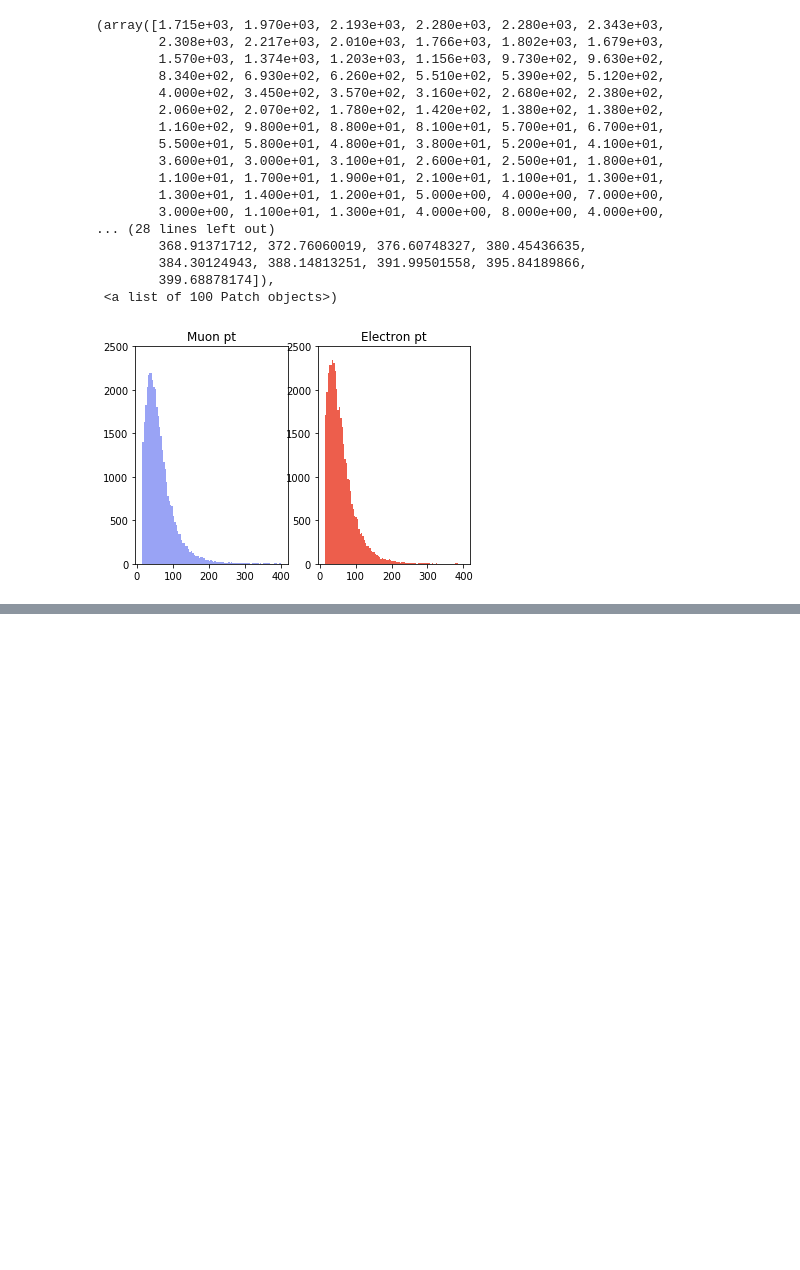
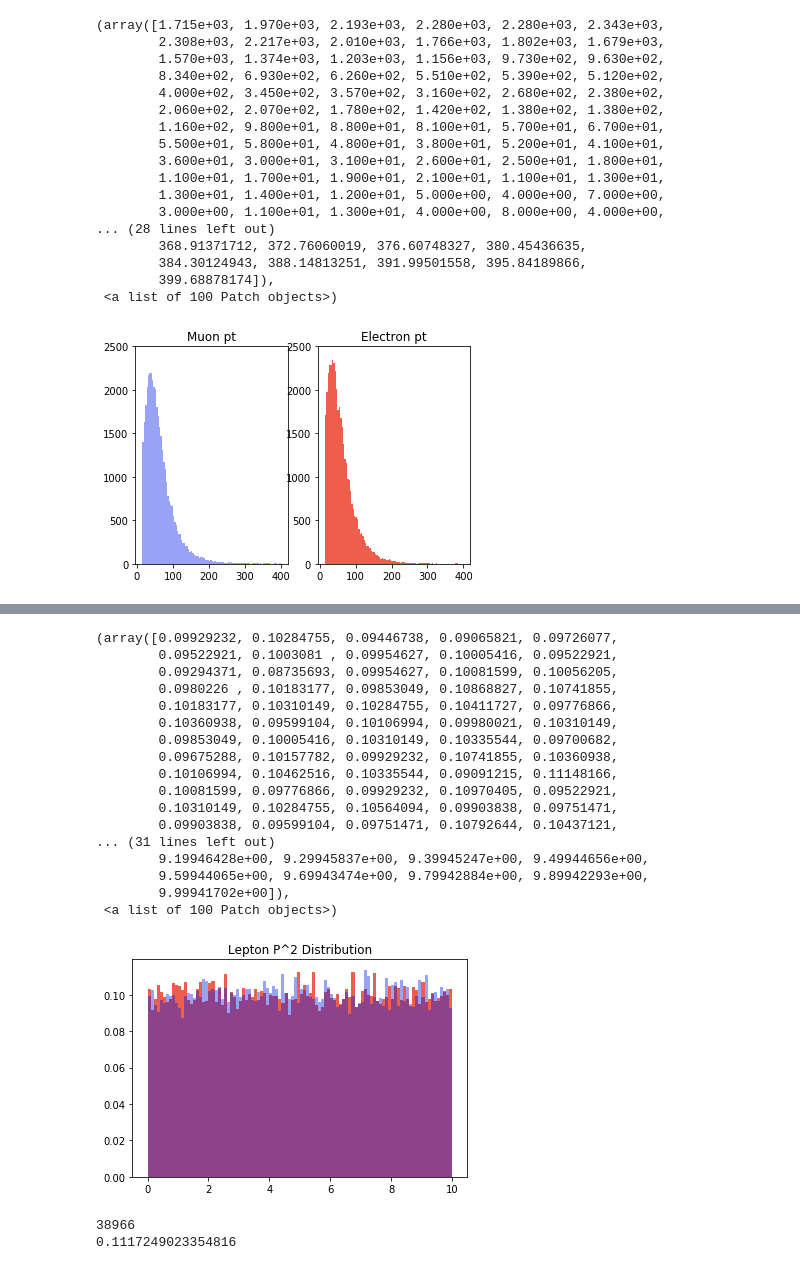
Before and after one commit to btannenw/CMS_machineLearning, a Jupyter notebook: leptonIdentificationNN/PlottingLeptonFeatures.ipynb, the cells around one changed output, grey strips where cells are left out. Saved outputs shown, nothing was run; the diff lists cells and outputs as text; code cells hidden in the pictures; blank space fills up the shorter version.

```diff
--- a/leptonIdentificationNN/PlottingLeptonFeatures.ipynb
+++ b/leptonIdentificationNN/PlottingLeptonFeatures.ipynb
@@ -337,0 +297,23 @@ plt.ylim(0, 0.016)
+# %%
+plt.title("Lepton P^2 Distribution")
+plt.hist(ep2s, label="Electrons", color=ec, density=1, bins=100)
+plt.hist(mp2s, label="Muons", color=mc, density=1, bins=100)
+# %% [output]
+(array([0.09929232, 0.10284755, 0.09446738, 0.09065821, 0.09726077,
+        0.09522921, 0.1003081 , 0.09954627, 0.10005416, 0.09522921,
+        0.09294371, 0.08735693, 0.09954627, 0.10081599, 0.10056205,
+        0.0980226 , 0.10183177, 0.09853049, 0.10868827, 0.10741855,
+        0.10183177, 0.10310149, 0.10284755, 0.10411727, 0.09776866,
+        0.10360938, 0.09599104, 0.10106994, 0.09980021, 0.10310149,
+        0.09853049, 0.10005416, 0.10310149, 0.10335544, 0.09700682,
+        0.09675288, 0.10157782, 0.09929232, 0.10741855, 0.10360938,
+        0.10106994, 0.10462516, 0.10335544, 0.09091215, 0.11148166,
+        0.10081599, 0.09776866, 0.09929232, 0.10970405, 0.09522921,
+        0.10310149, 0.10284755, 0.10564094, 0.09903838, 0.09751471,
+        0.09903838, 0.09599104, 0.09751471, 0.10792644, 0.10437121,
+... (31 lines left out)
+        9.19946428e+00, 9.29945837e+00, 9.39945247e+00, 9.49944656e+00,
+        9.59944065e+00, 9.69943474e+00, 9.79942884e+00, 9.89942293e+00,
+        9.99941702e+00]),
+ <a list of 100 Patch objects>)
+[figure, added]
@@ -337,0 +325,12 @@ plt.ylim(0, 0.016)
+# %%
+for e in em2sRaw:
+    if abs(e) < .25:
+        em2s.append(e)
+for m in mm2sRaw:
+    if abs(m) < .25:
+        mm2s.append(m)
+print(len(mm2s))
+print(mm2s[0])
+# %% [output]
+38966
+0.1117249023354816
```
Also changed, not shown: parts of 22 cells of this notebook, 7 other files.
